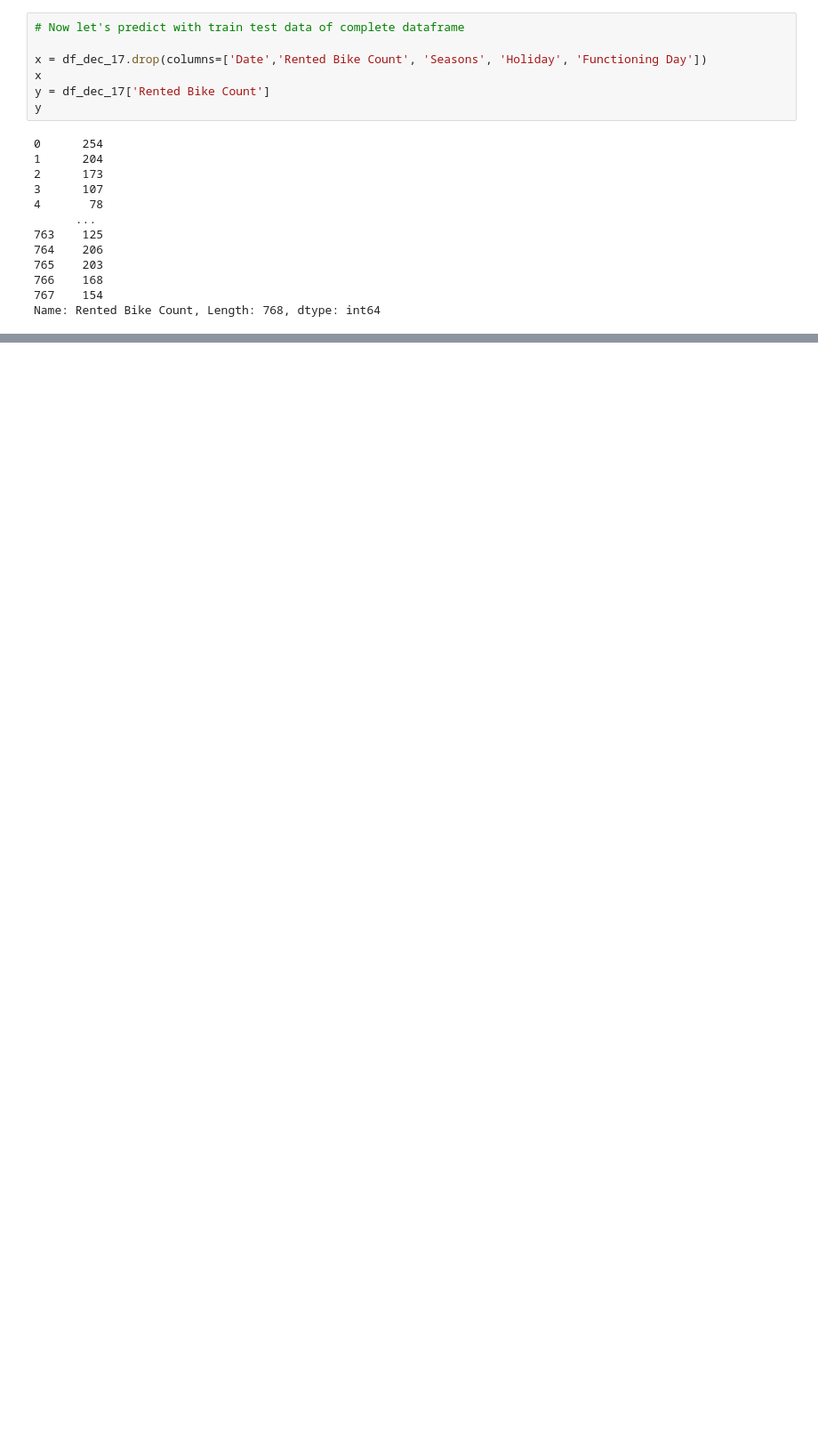
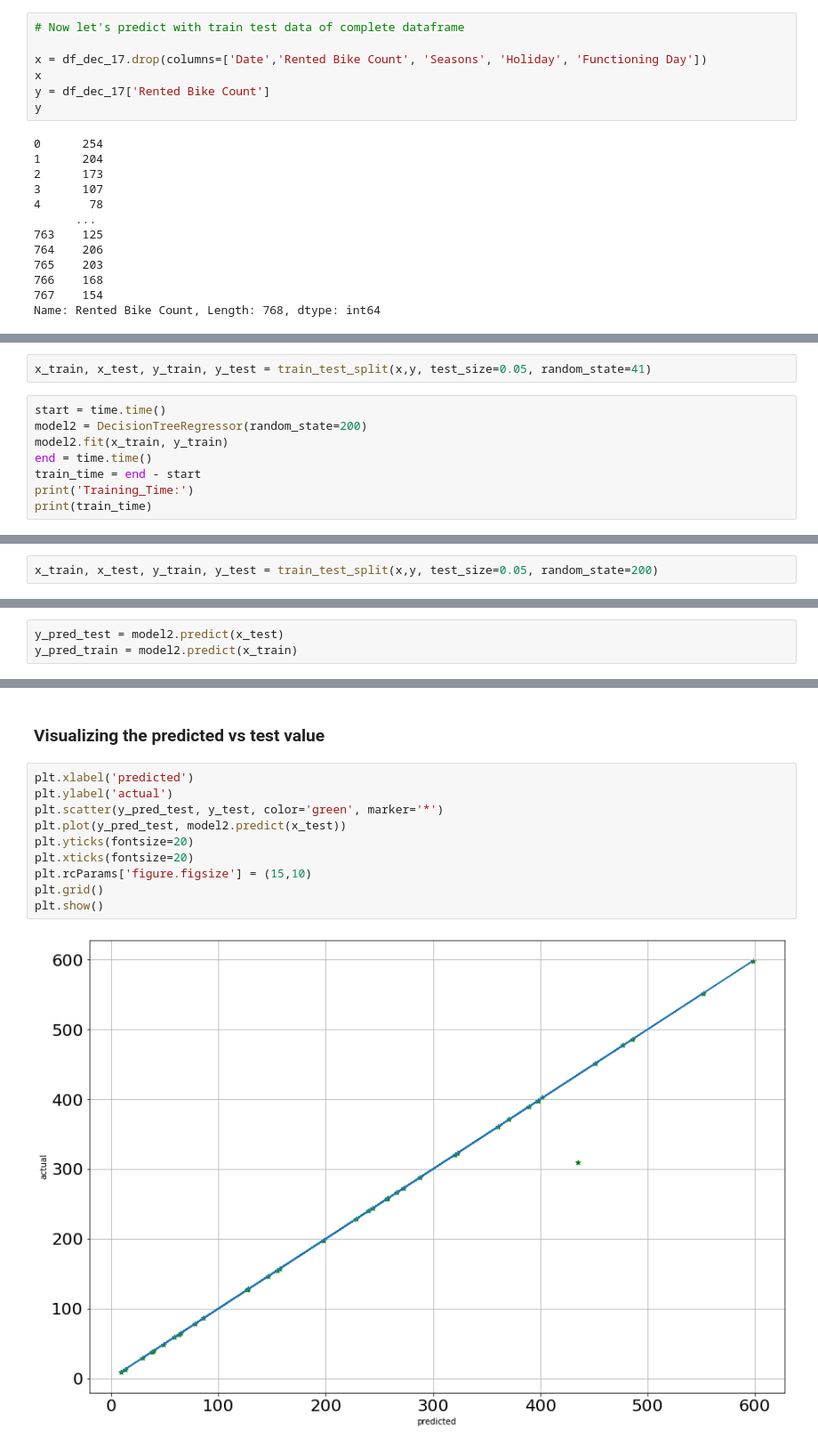
Before and after one commit to khalid-data-aspirant42/Bike-Sharing-Demand-Prediction, a Jupyter notebook: Bike_Sharing_Demand.ipynb, the cells around one changed output, grey strips where cells are left out. Shown at 89% size. Cells and saved outputs as stored; diff of their text form; blank space fills up the shorter version.

```diff
--- a/Bike_Sharing_Demand.ipynb
+++ b/Bike_Sharing_Demand.ipynb
@@ -487,0 +493,10 @@ model.score(x_test,y_test)
+# %%
+x_train, x_test, y_train, y_test = train_test_split(x,y, test_size=0.05, random_state=41)
+# %%
+start = time.time()
+model2 = DecisionTreeRegressor(random_state=200)
+model2.fit(x_train, y_train)
+end = time.time()
+train_time = end - start
+print('Training_Time:')
+print(train_time)
@@ -487,0 +506,2 @@ model.score(x_test,y_test)
+# %%
+x_train, x_test, y_train, y_test = train_test_split(x,y, test_size=0.05, random_state=200)
@@ -487,0 +510,3 @@ model.score(x_test,y_test)
+# %%
+y_pred_test = model2.predict(x_test)
+y_pred_train = model2.predict(x_train)
@@ -487,0 +536,14 @@ model.score(x_test,y_test)
+# %% [markdown]
+### Visualizing the predicted vs test value
+# %%
+plt.xlabel('predicted')
+plt.ylabel('actual')
+plt.scatter(y_pred_test, y_test, color='green', marker='*')
+plt.plot(y_pred_test, model2.predict(x_test))
+plt.yticks(fontsize=20)
+plt.xticks(fontsize=20)
+plt.rcParams['figure.figsize'] = (15,10)
+plt.grid()
+plt.show()
+# %% [output]
+[figure, added]
```
Also changed, not shown: parts of 17 cells of this notebook.
